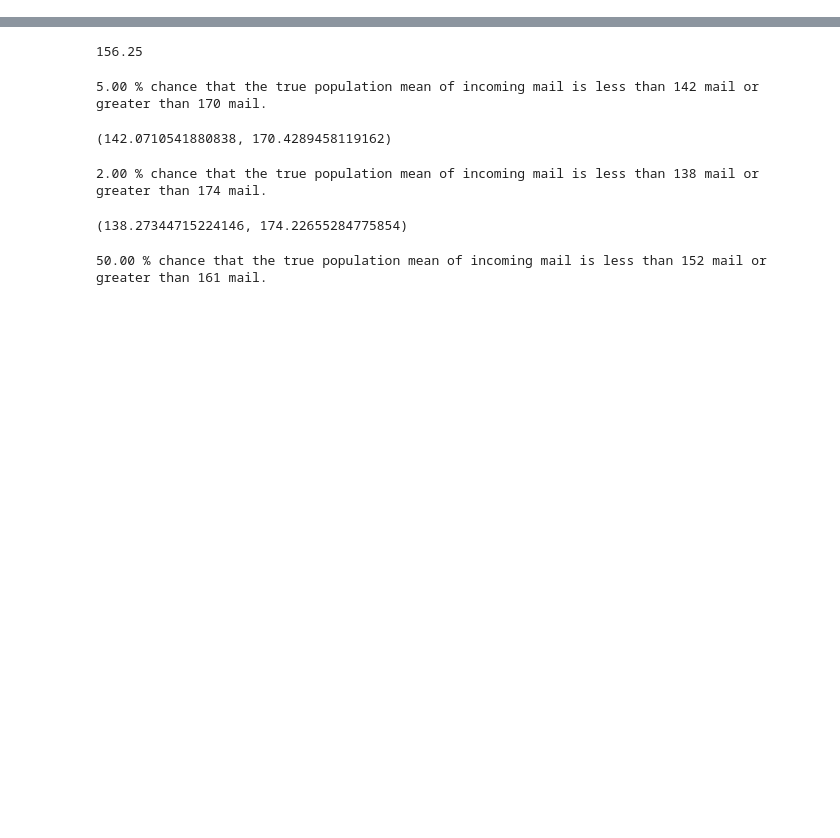
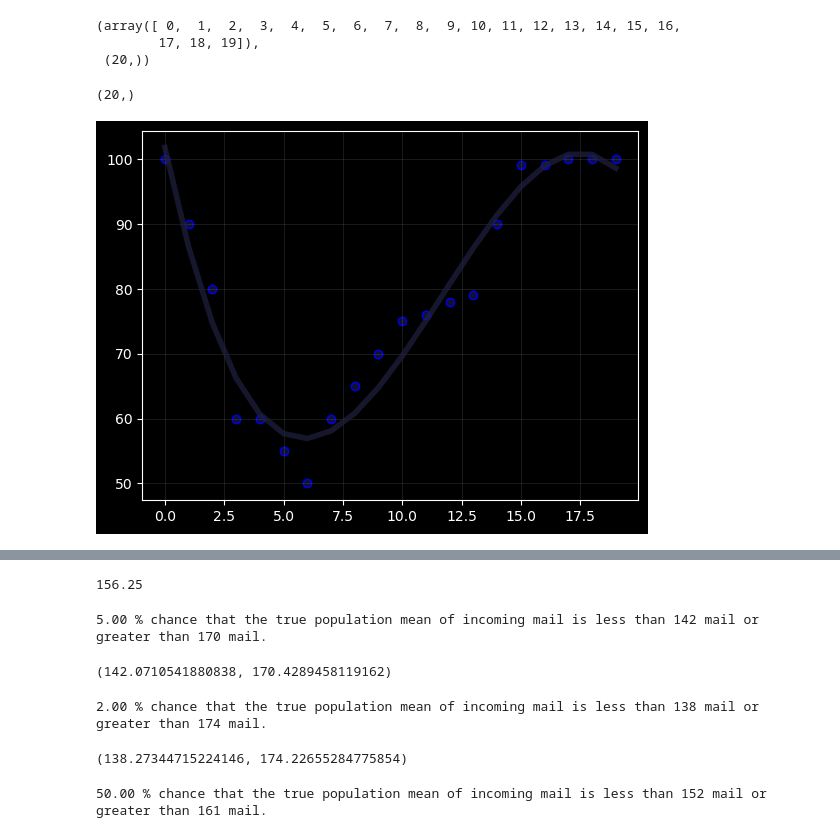
Before and after one commit to wlinds/mte, a Jupyter notebook: daily_doodle.ipynb, the cells around one changed output, grey strips where cells are left out. Drawn from its saved outputs; the diff is of its cells as text; code cells hidden in the pictures; blank space fills up the shorter version.

Commit message:
Day 16 - numpy polynomial fit and plot

```diff
--- a/daily_doodle.ipynb
+++ b/daily_doodle.ipynb
@@ -1 +9,24 @@
+# %%
+import numpy as np
+import matplotlib.pyplot as plt
+X = np.arange(0,20) # why do i always spell this 'arrange'
+X, X.shape
+# %% [output]
+(array([ 0,  1,  2,  3,  4,  5,  6,  7,  8,  9, 10, 11, 12, 13, 14, 15, 16,
+        17, 18, 19]),
+ (20,))
+# %%
+y = np.array([100,90,80,60,60,55,50,60,65,70,75,76,78,79,90,99,99,100,100,100])
+y.shape
+# %% [output]
+(20,)
+# %%
+model = np.poly1d(np.polyfit(X, y, 3)) # adjust to over- or underfit
+
+plt.style.use('dark_background')
+plt.scatter(X,y, alpha=1, c='#101030', edgecolors='#0000f0')
+plt.plot(X, model(X), alpha=0.7, c='#202040', linewidth=4)
+plt.grid(alpha=0.1)
+# %% [output]
+[figure, added]
 # %% [markdown]
```
Also changed, not shown: parts of 2 cells of this notebook.
